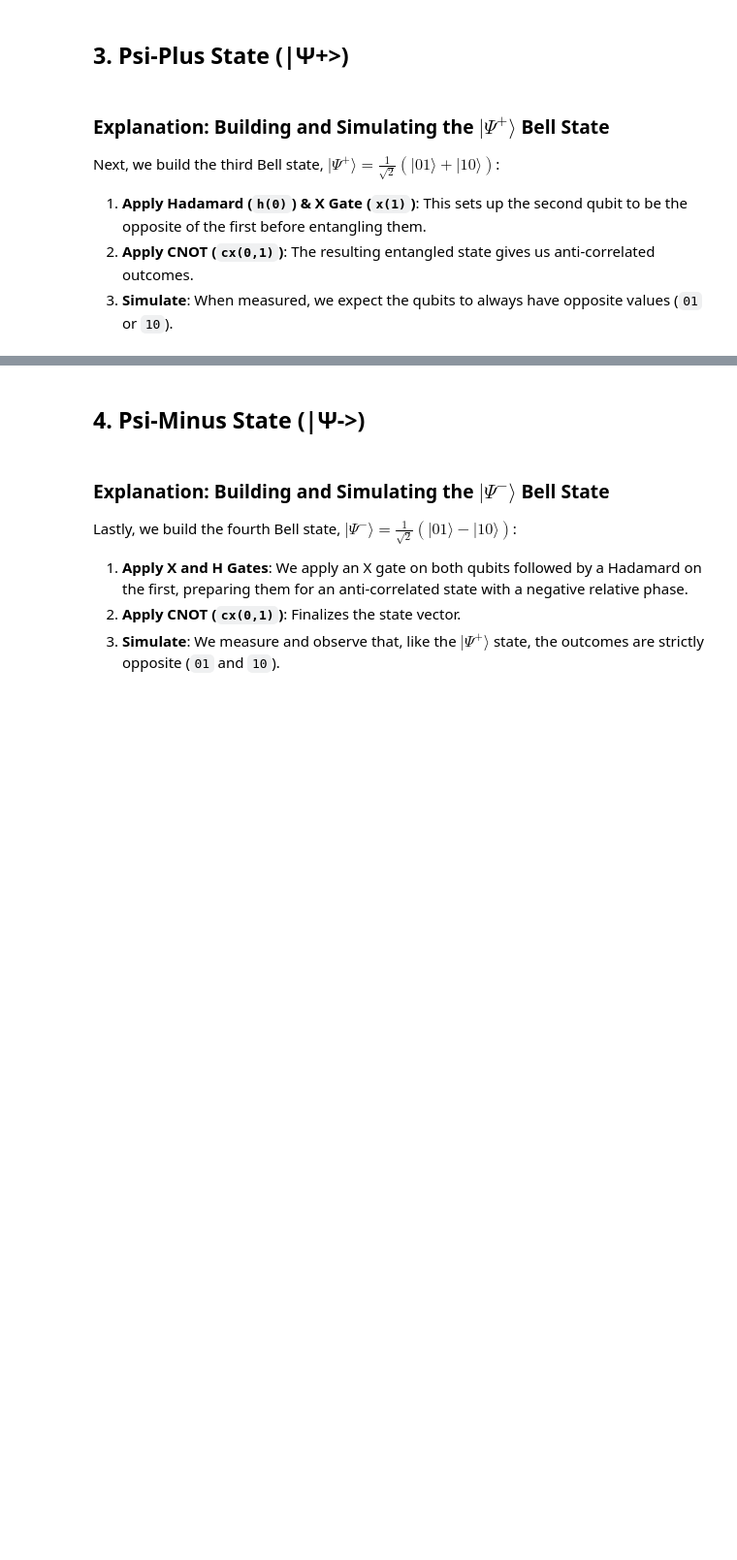
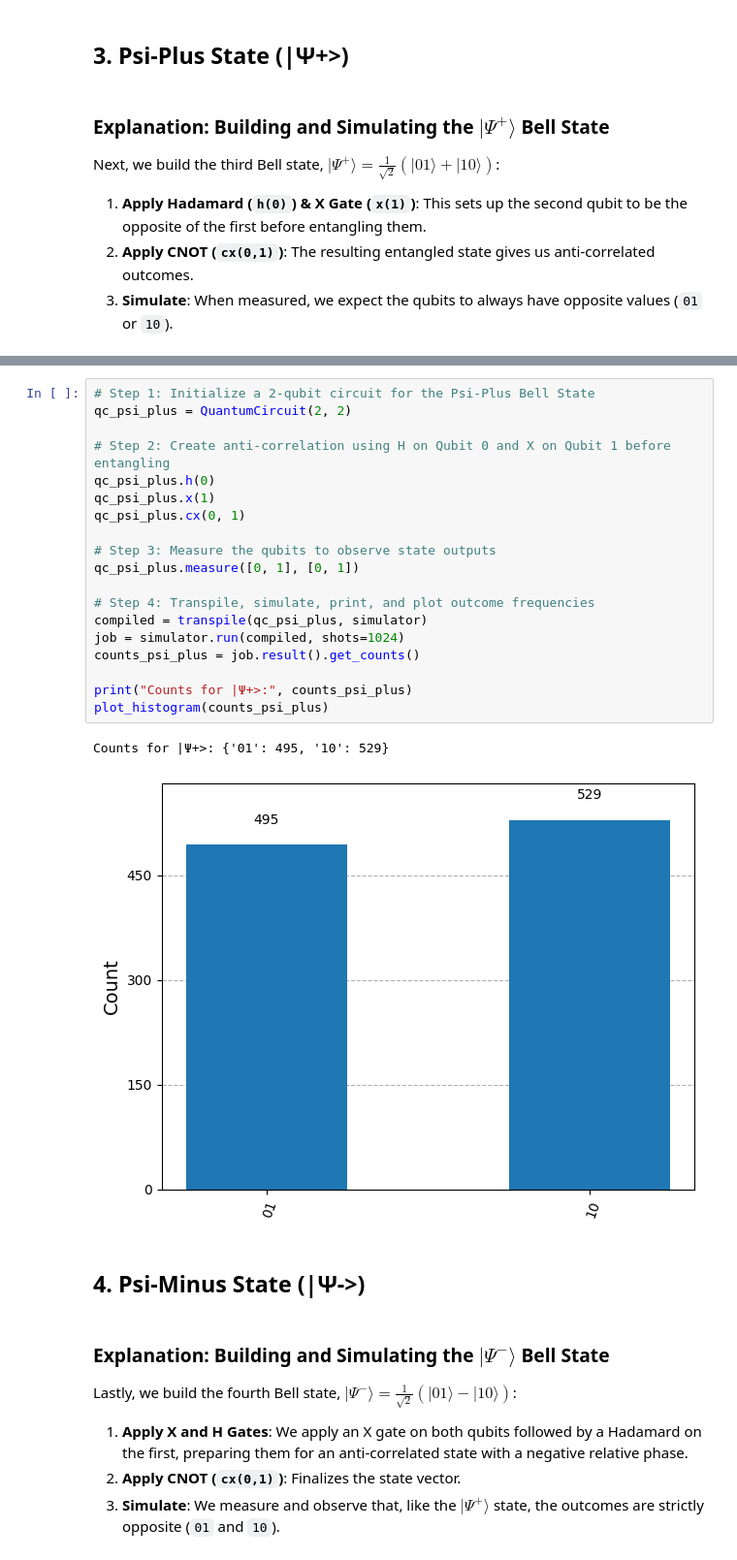
Before and after one commit to Nihalht/quamtum-lab-pr, a Jupyter notebook: 3_Bell_States_Theory_of_Entanglement.ipynb, the cells around one changed output, grey strips where cells are left out. Shown at 97% size. Saved outputs shown, nothing was run; the diff lists cells and outputs as text; blank space fills up the shorter version.

```diff
--- a/3_Bell_States_Theory_of_Entanglement.ipynb
+++ b/3_Bell_States_Theory_of_Entanglement.ipynb
@@ -117,3 +198,25 @@ Counts for |Ψ+>: {'10': 498, '01': 526}
+# %%
+# Step 1: Initialize a 2-qubit circuit for the Psi-Plus Bell State
+qc_psi_plus = QuantumCircuit(2, 2)
+
+# Step 2: Create anti-correlation using H on Qubit 0 and X on Qubit 1 before entangling
+qc_psi_plus.h(0)
+qc_psi_plus.x(1)
+qc_psi_plus.cx(0, 1)
+
+# Step 3: Measure the qubits to observe state outputs
+qc_psi_plus.measure([0, 1], [0, 1])
+
+# Step 4: Transpile, simulate, print, and plot outcome frequencies
+compiled = transpile(qc_psi_plus, simulator)
+job = simulator.run(compiled, shots=1024)
+counts_psi_plus = job.result().get_counts()
+
+print("Counts for |Ψ+>:", counts_psi_plus)
+plot_histogram(counts_psi_plus)
+# %% [output]
+Counts for |Ψ+>: {'01': 495, '10': 529}
+[figure, added]
 # %% [markdown]
 ## 4. Psi-Minus State (|Ψ->)
 # %% [markdown]
```
Also changed, not shown: parts of 18 cells of this notebook.
